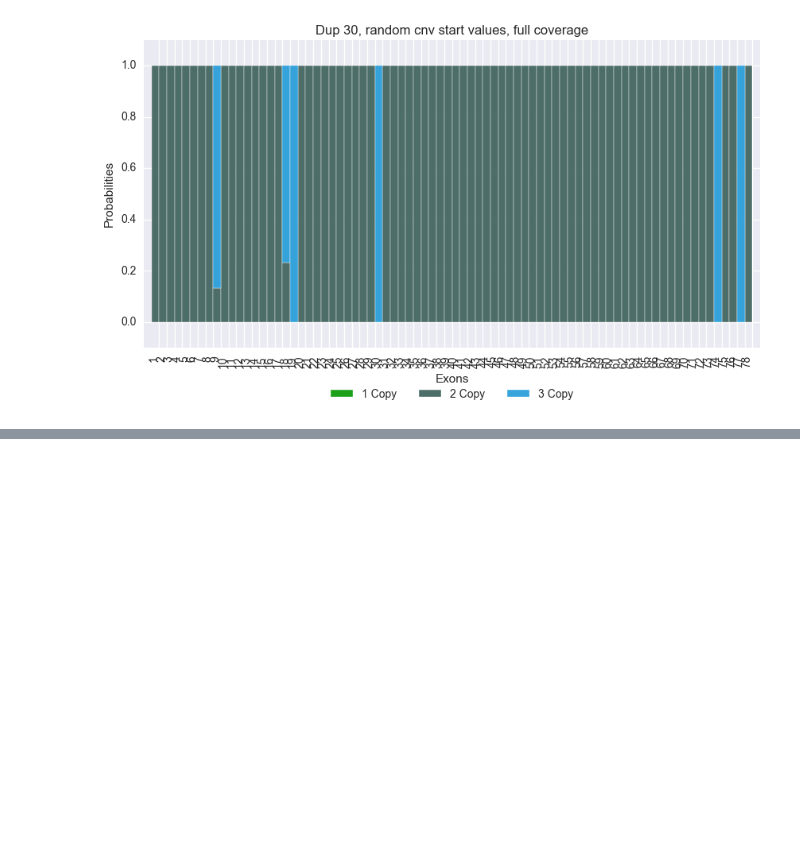
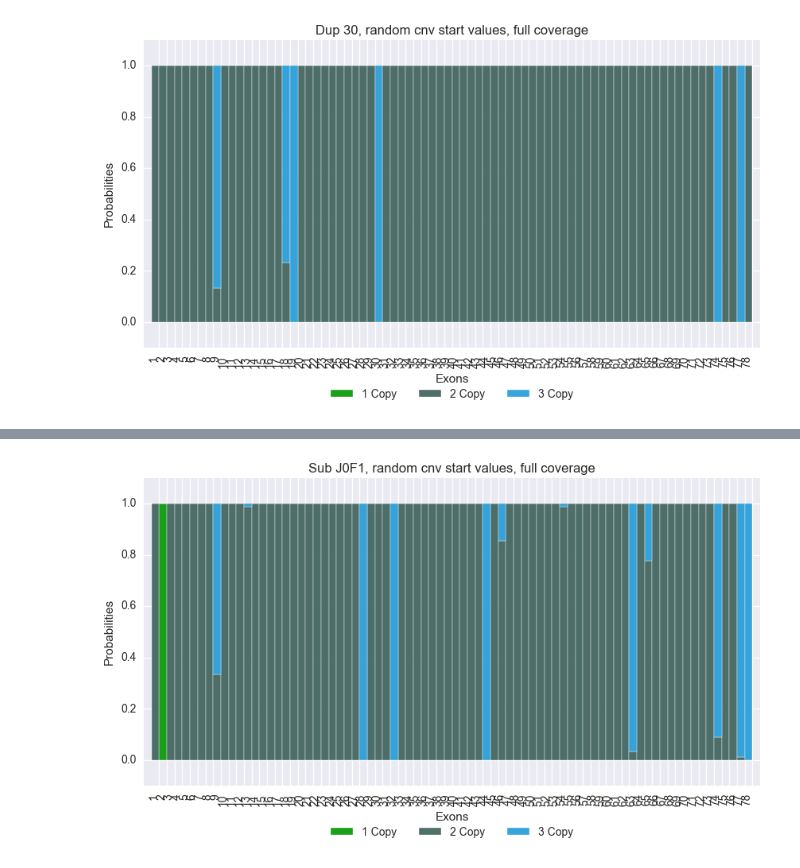
Before and after one commit to vkozareva/geneCNV, a Jupyter notebook: notebooks/Gibbs_sampling_CNV_detection.ipynb, the cells around one changed output, grey strips where cells are left out. Drawn from its saved outputs; the diff is of its cells as text; code cells hidden in the pictures; blank space fills up the shorter version.

```diff
--- a/notebooks/Gibbs_sampling_CNV_detection.ipynb
+++ b/notebooks/Gibbs_sampling_CNV_detection.ipynb
@@ -614,0 +663,5 @@ create_stacked_bars(gibbs_df_444F, 'Dup 30, random cnv start values, full covera
+# %%
+cnv_support = [1,2,3]
+gibbs_data_J0F12, gibbs_data_results_J0F12, logliks_J0F12, gibbs_df_J0F12 = generate_gibbs_df(cnv_support,
+                                                                        X_probs, data=subject_data_J0F1,
+                                                                        iterations=10000)
@@ -614,0 +686,4 @@ create_stacked_bars(gibbs_df_444F, 'Dup 30, random cnv start values, full covera
+# %%
+create_stacked_bars(gibbs_df_J0F12, 'Sub J0F1, random cnv start values, full coverage')
+# %% [output]
+[figure, added]
```
Also changed, not shown: parts of 15 cells of this notebook, 1 other file.
